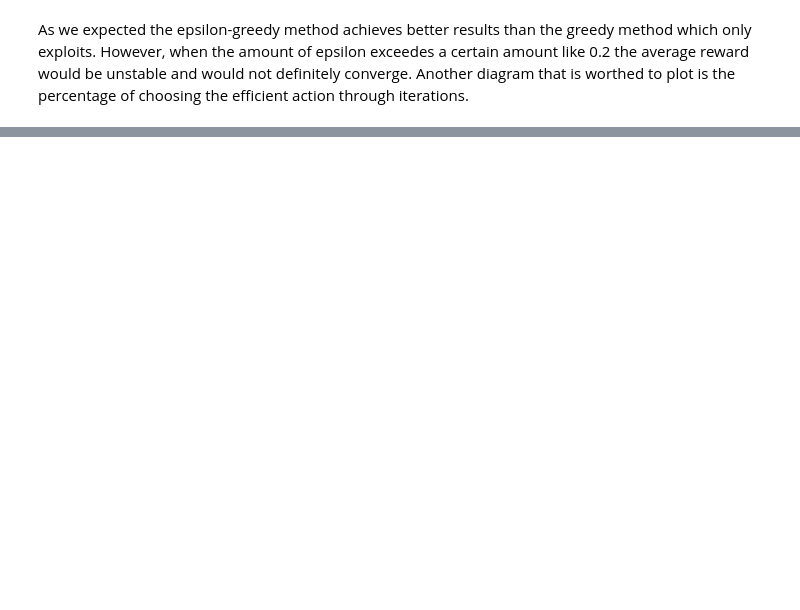
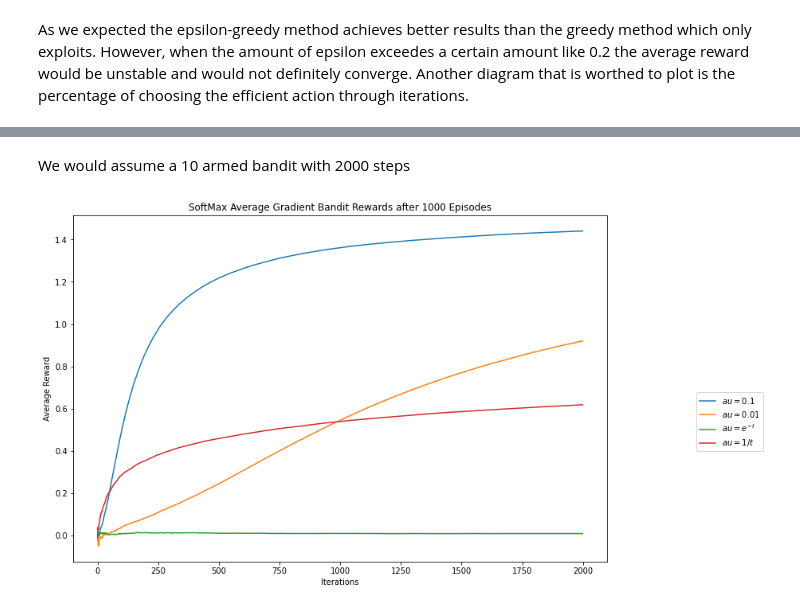
Before and after one commit to HesamKorki/armed_bandit_RL, a Jupyter notebook: Armed_Bandits.ipynb, the cells around one changed output, grey strips where cells are left out. Cells and saved outputs as stored; diff of their text form; code cells hidden in the pictures; blank space fills up the shorter version.

```diff
--- a/Armed_Bandits.ipynb
+++ b/Armed_Bandits.ipynb
@@ -195,0 +286,54 @@ opt
+# %% [markdown]
+We would assume a 10 armed bandit with 2000 steps
+# %%
+k = 10
+iters = 2000
+
+soft_1_rewards = np.zeros(iters)
+soft_01_rewards = np.zeros(iters)
+soft_exp_rewards = np.zeros(iters)
+soft_inv_rewards = np.zeros(iters)
+
+opt_01 = np.zeros(k)
+opt_1 = np.zeros(k)
+opt_exp = np.zeros(k)
+opt_inv = np.zeros(k)
+
+episodes = 1000
+# Run experiments
+for i in range(episodes):
+    soft_1 = SoftBandit(k, 0.1, iters)
+    soft_01 = SoftBandit(k, 0.01, iters, soft_1.dist.copy())
+    soft_exp = SoftBandit(k, 0, iters, soft_1.dist.copy(), decay="EXP")
+    soft_inv = SoftBandit(k, 0, iters, soft_1.dist.copy(), decay="INV")
+    # Run experiments
+    soft_1.go()
+    soft_01.go()
+    soft_exp.go()
+    soft_inv.go()
+
+    # Update long-term averages
+    soft_1_rewards += (soft_1.history - soft_1_rewards) / (i + 1)
+    soft_01_rewards += (soft_01.history - soft_01_rewards) / (i + 1)
+    soft_exp_rewards += (soft_exp.history - soft_exp_rewards) / (i + 1)
+    soft_inv_rewards += (soft_inv.history - soft_inv_rewards) / (i + 1)
+
+    # Count optimal actions
+    opt_1 += (soft_1.k_n - opt_1)/(i+1)
+    opt_01 += (soft_01.k_n - opt_01)/(i+1)
+    opt_exp += (soft_exp.k_n - opt_exp)/(i+1)
+    opt_inv += (soft_inv.k_n - opt_inv)/(i+1)
+
+plt.figure(figsize=(12,8))
+plt.plot(soft_1_rewards, label='$\tau=0.1$')
+plt.plot(soft_01_rewards, label='$\tau=0.01$')
+plt.plot(soft_exp_rewards, label='$\tau=e^{-t}$')
+plt.plot(soft_inv_rewards, label='$\tau=1/t$')
+plt.legend(bbox_to_anchor=(1.3, 0.5))
+plt.xlabel("Iterations")
+plt.ylabel("Average Reward")
+plt.title("SoftMax Average Gradient Bandit Rewards after "
+          + str(episodes) + " Episodes")
+plt.show()
+# %% [output]
+[figure, added]
```
Also changed, not shown: parts of 11 cells of this notebook.
